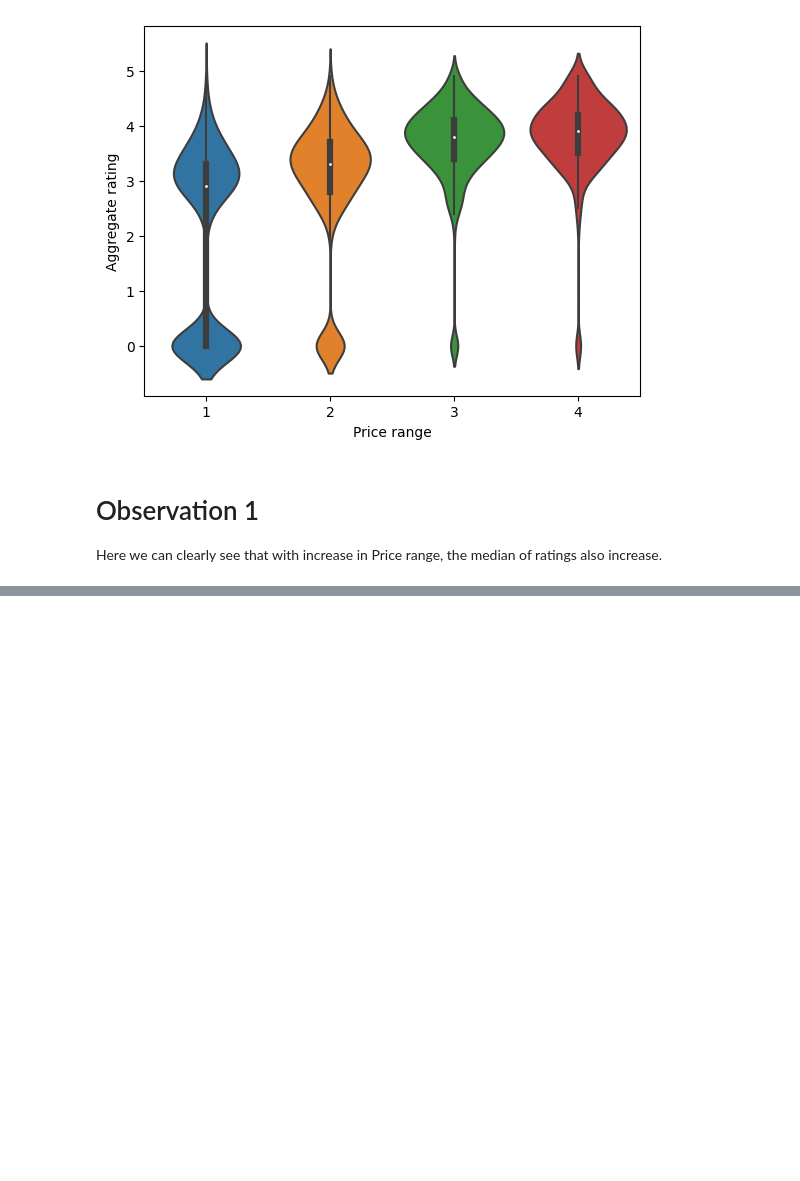
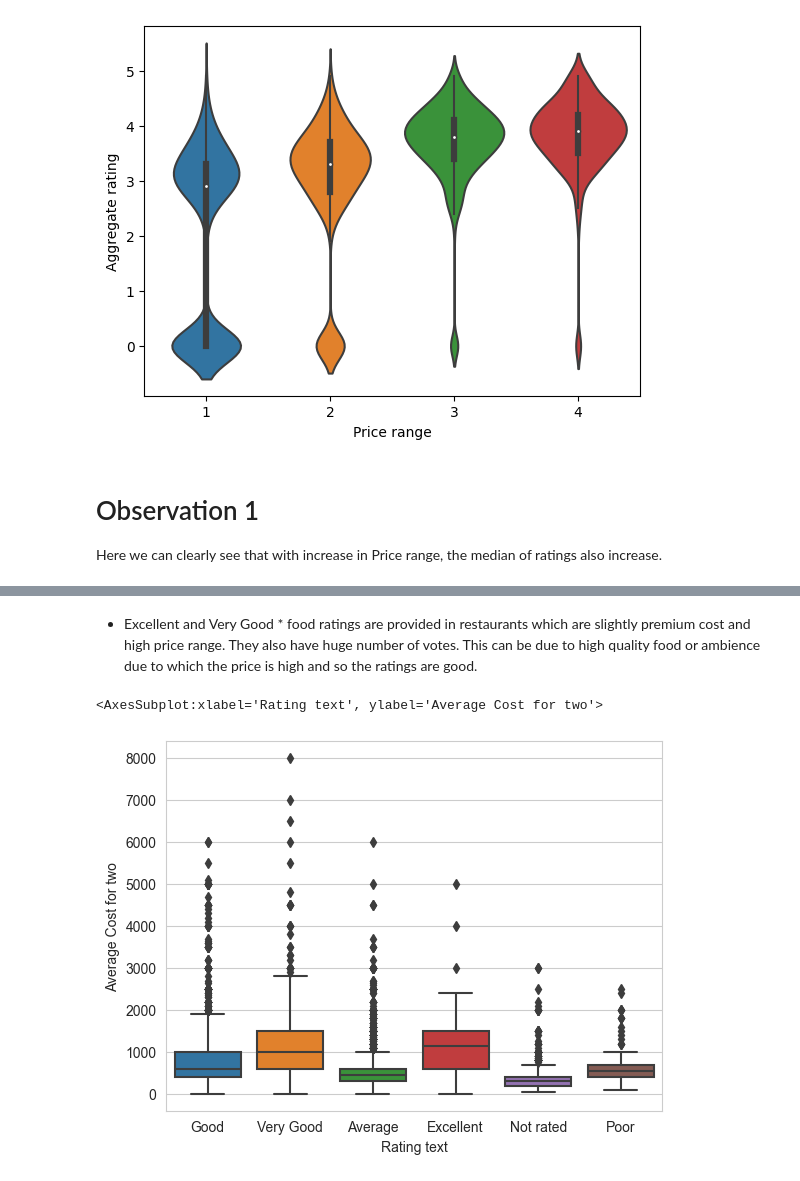
Before and after one commit to Rishiraj-singh7/Zomato-Restaurants-Data-Analysis, a Jupyter notebook: main.ipynb, the cells around one changed output, grey strips where cells are left out. Cells and saved outputs as stored; diff of their text form; code cells hidden in the pictures; blank space fills up the shorter version.

```diff
--- a/main.ipynb
+++ b/main.ipynb
@@ -244,0 +277,3 @@ Here we can clearly see that with increase in Price range, the median of ratings
+# %%
+zomato_india = zomato_data[zomato_data['Country'] == 'India']    # Filter the country by India and create a new dataframe
+zomato_india.head()
@@ -244,0 +301,9 @@ Here we can clearly see that with increase in Price range, the median of ratings
+# %% [markdown]
+ * Excellent and Very Good * food ratings are provided in restaurants which are slightly premium cost and high price range. They also have huge number of votes. This can be due to high quality food or ambience due to which the price is high and so the ratings are good.
+# %%
+# Relationship between Average Cost for two and Rating text
+
+sns.boxplot(y = 'Average Cost for two', x = 'Rating text', data = zomato_india)
+# %% [output]
+<AxesSubplot:xlabel='Rating text', ylabel='Average Cost for two'>
+[figure, added]
```
Also changed, not shown: parts of 20 cells of this notebook.
